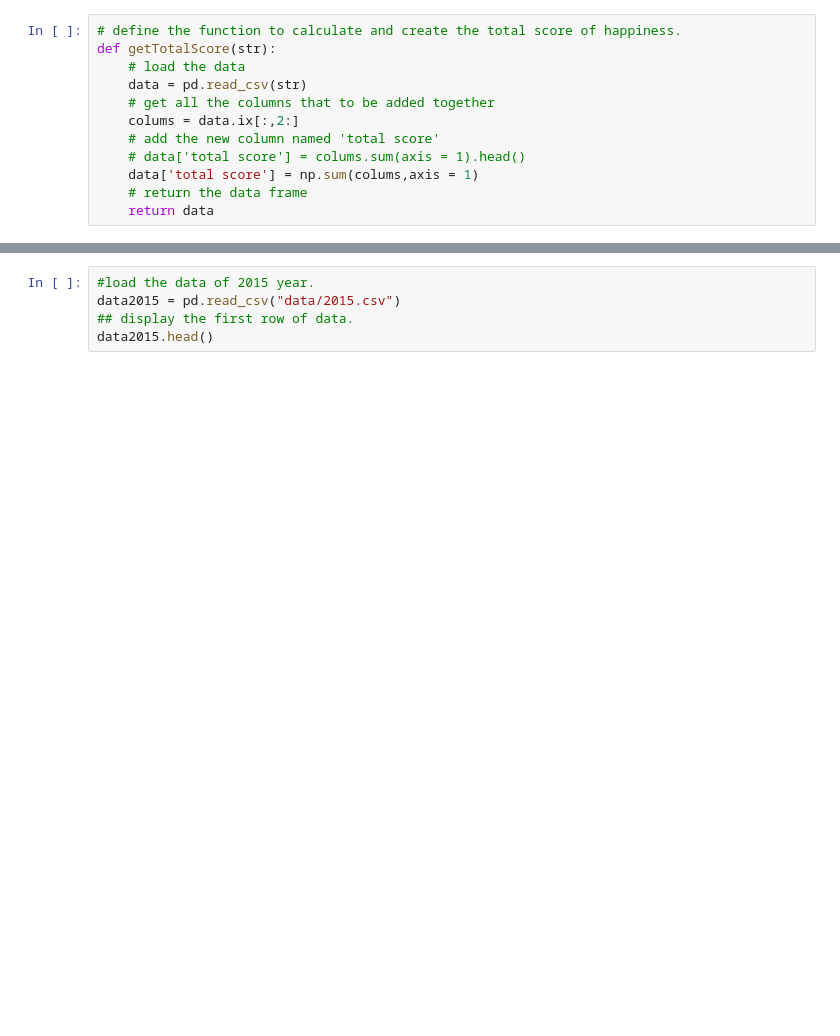
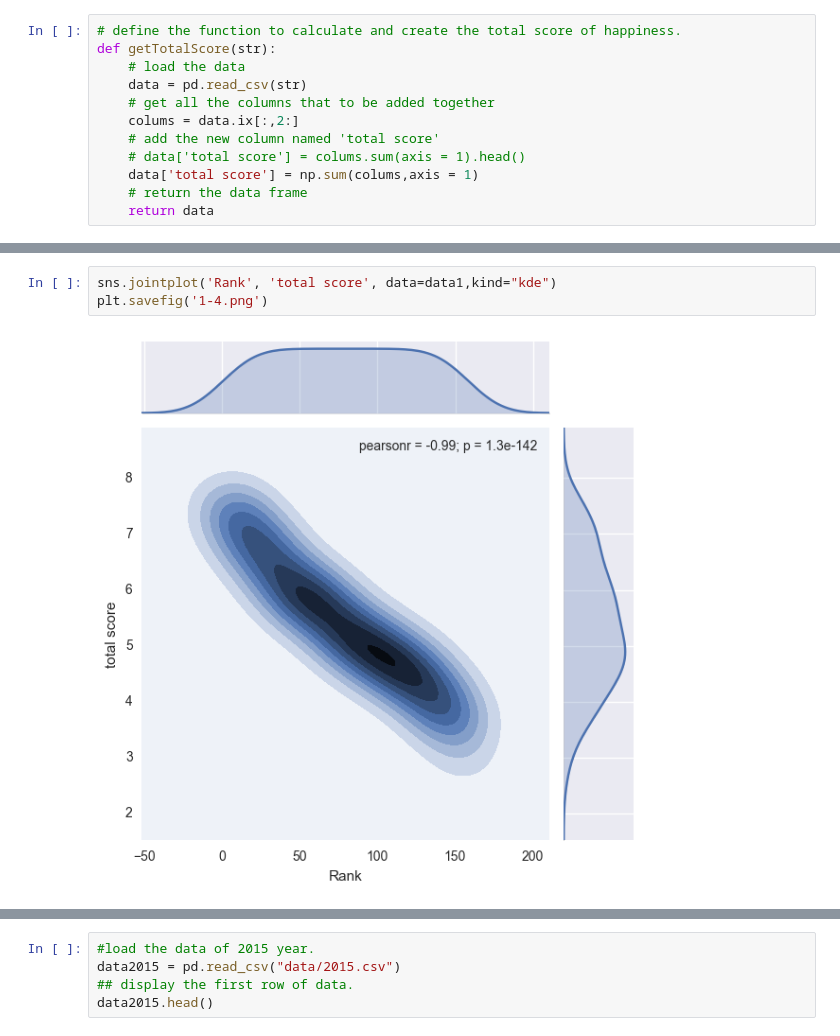
Before and after one commit to wentingsu/Su_Wenting_spring2017, a Jupyter notebook: Final/finalAnalyse1.ipynb, the cells around one changed output, grey strips where cells are left out. Cells and saved outputs as stored; diff of their text form; blank space fills up the shorter version.

```diff
--- a/Final/finalAnalyse1.ipynb
+++ b/Final/finalAnalyse1.ipynb
@@ -52,0 +75,5 @@ getRank(getTotalScore("data/2015.csv")).head()
+# %%
+sns.jointplot('Rank', 'total score', data=data1,kind="kde")
+plt.savefig('1-4.png')
+# %% [output]
+[figure, added]
```
Also changed, not shown: parts of 15 cells of this notebook, 8 other files.
